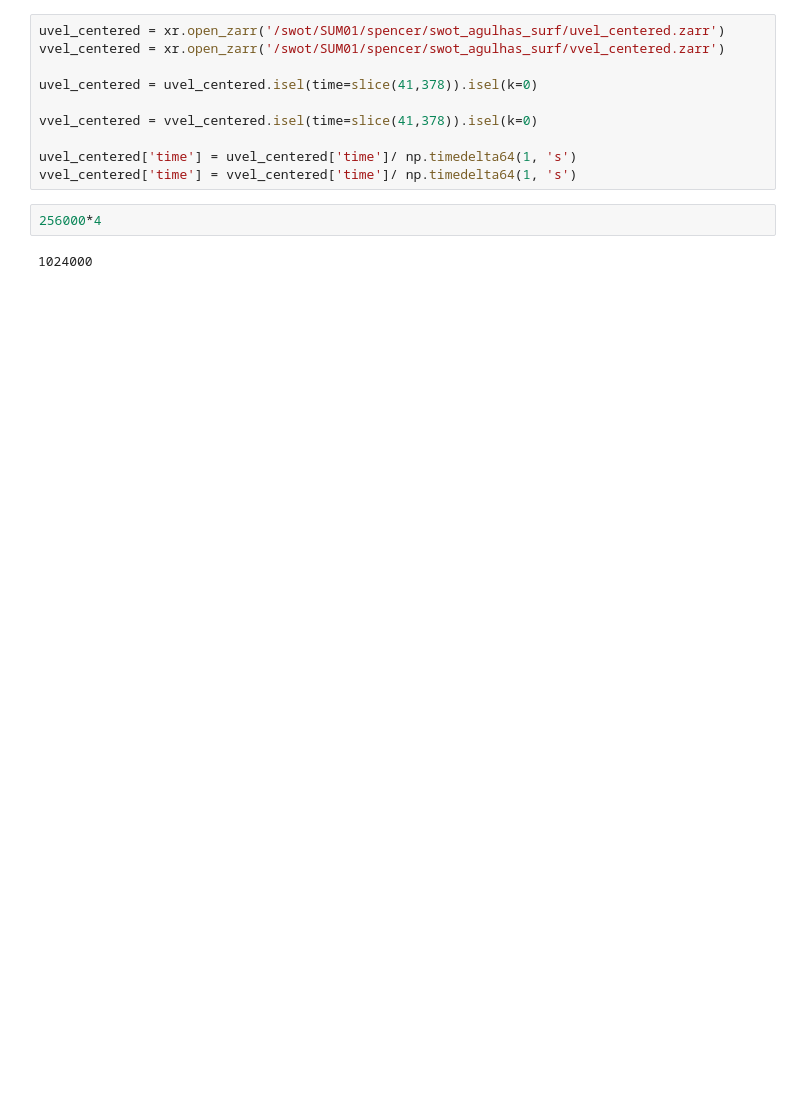
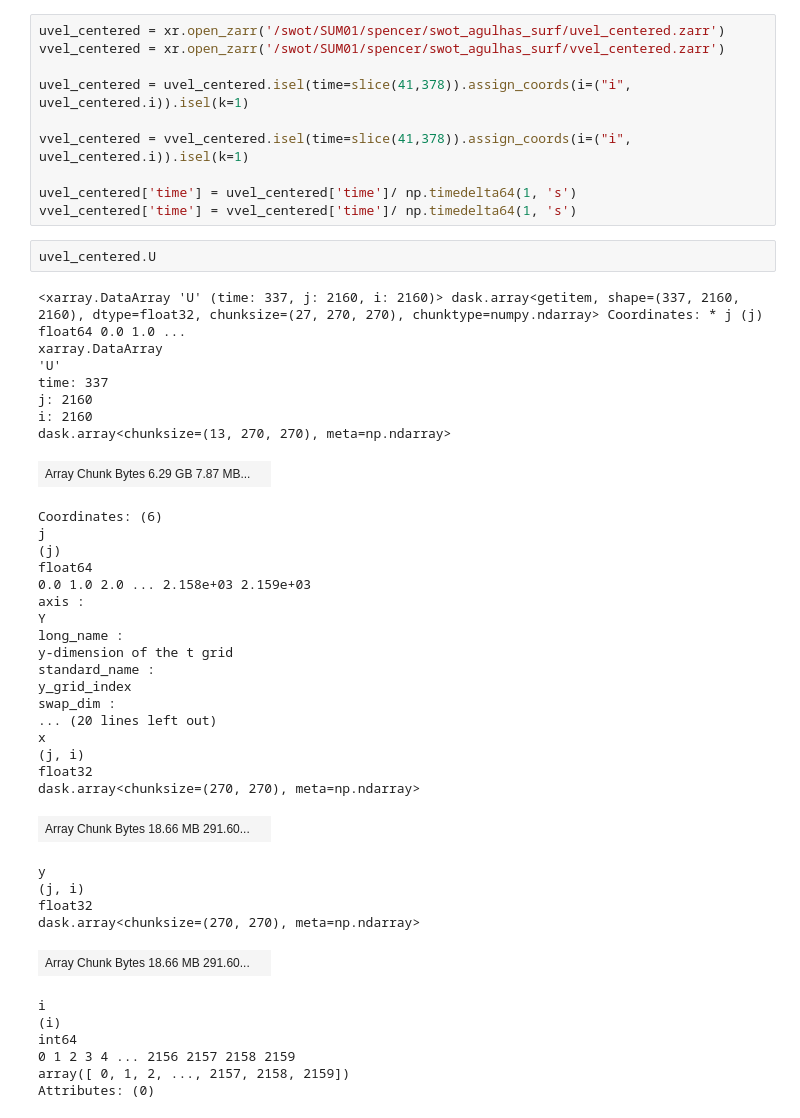
Before and after one commit to cspencerjones/separating-balanced, a Jupyter notebook: python/wavenumber_space.ipynb, the cells around one changed output. Saved outputs shown, nothing was run; the diff lists cells and outputs as text; blank space fills up the shorter version.

```diff
--- a/python/wavenumber_space.ipynb
+++ b/python/wavenumber_space.ipynb
@@ -12,16 +15,52 @@ plt.rcParams.update({'font.size': 14})
 uvel_centered = xr.open_zarr('/swot/SUM01/spencer/swot_agulhas_surf/uvel_centered.zarr')
 vvel_centered = xr.open_zarr('/swot/SUM01/spencer/swot_agulhas_surf/vvel_centered.zarr')
 
-uvel_centered = uvel_centered.isel(time=slice(41,378)).isel(k=0)
+uvel_centered = uvel_centered.isel(time=slice(41,378)).assign_coords(i=("i", uvel_centered.i)).isel(k=1)
 
-vvel_centered = vvel_centered.isel(time=slice(41,378)).isel(k=0)
+vvel_centered = vvel_centered.isel(time=slice(41,378)).assign_coords(i=("i", uvel_centered.i)).isel(k=1)
 
 uvel_centered['time'] = uvel_centered['time']/ np.timedelta64(1, 's')
 vvel_centered['time'] = vvel_centered['time']/ np.timedelta64(1, 's')
-# %%
-256000*4
-# %% [output]
-1024000
+# %%
+uvel_centered.U
+# %% [output]
+<xarray.DataArray 'U' (time: 337, j: 2160, i: 2160)> dask.array<getitem, shape=(337, 2160, 2160), dtype=float32, chunksize=(27, 270, 270), chunktype=numpy.ndarray> Coordinates: * j (j) float64 0.0 1.0 ...
+xarray.DataArray
+'U'
+time: 337
+j: 2160
+i: 2160
+dask.array<chunksize=(13, 270, 270), meta=np.ndarray>
+| Array Chunk Bytes 6.29 GB 7.87 MB... |  |
+Coordinates: (6)
+j
+(j)
+float64
+0.0 1.0 2.0 ... 2.158e+03 2.159e+03
+axis :
+Y
+long_name :
+y-dimension of the t grid
+standard_name :
+y_grid_index
+swap_dim :
+... (20 lines left out)
+x
+(j, i)
+float32
+dask.array<chunksize=(270, 270), meta=np.ndarray>
+| Array Chunk Bytes 18.66 MB 291.60... |  |
+y
+(j, i)
+float32
+dask.array<chunksize=(270, 270), meta=np.ndarray>
+| Array Chunk Bytes 18.66 MB 291.60... |  |
+i
+(i)
+int64
+0 1 2 3 4 ... 2156 2157 2158 2159
+array([ 0, 1, 2, ..., 2157, 2158, 2159])
+Attributes: (0)
 # %%
 
 def target_area_def(ds_patch,variable_name):
```
Also changed, not shown: parts of 15 cells of this notebook.
